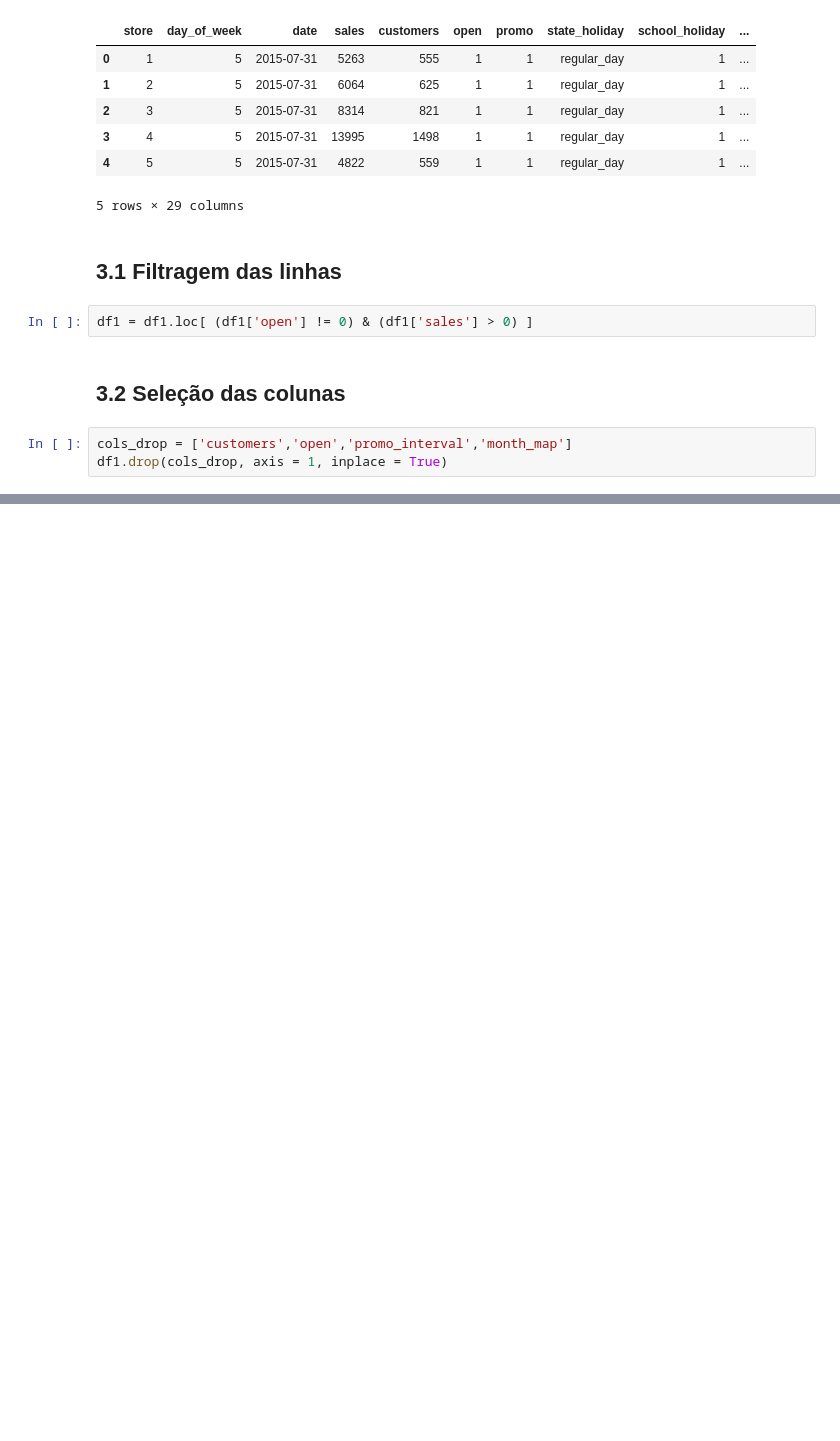
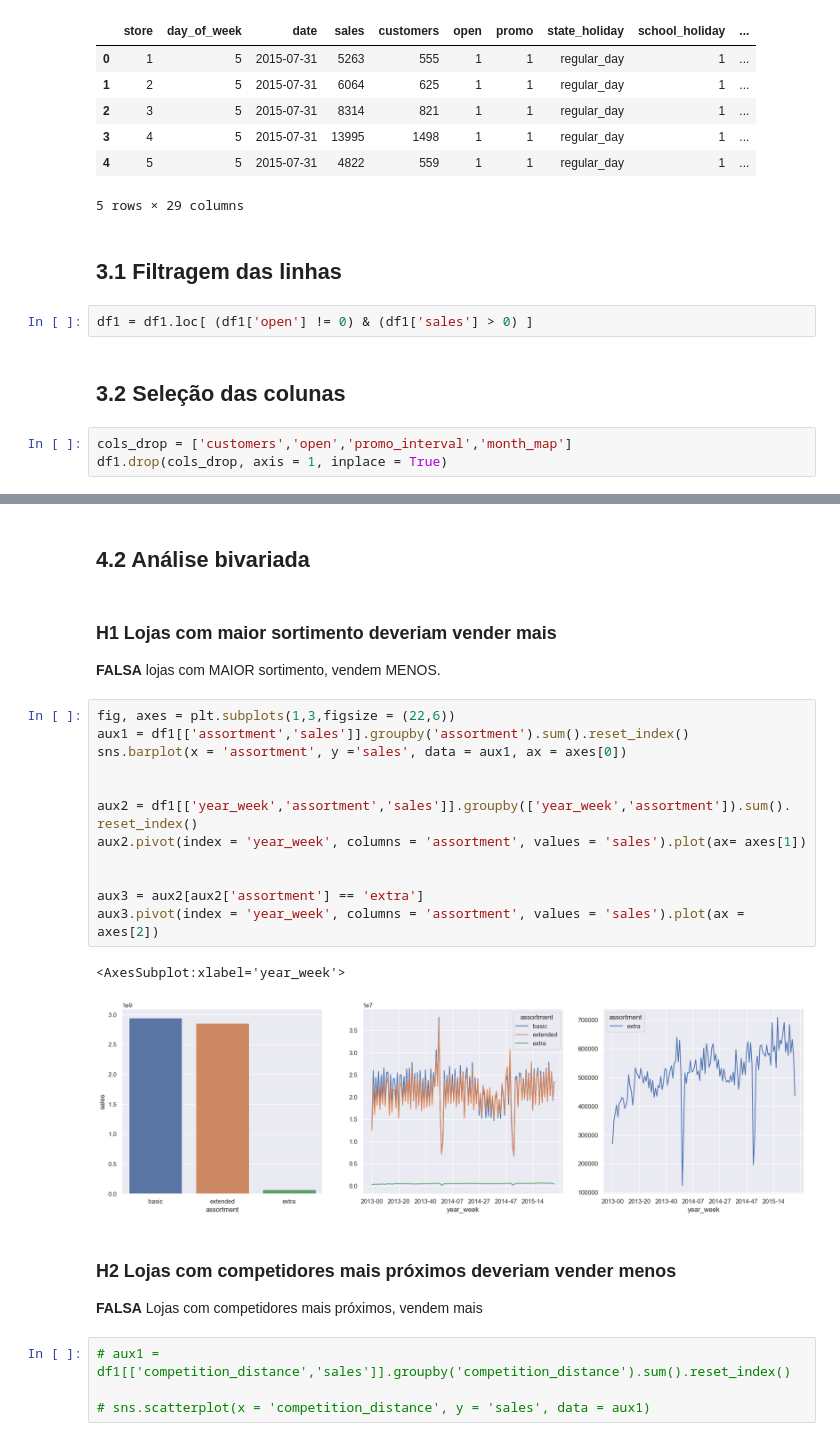
Before and after one commit to PedroPauloMR/ds_em_producao, a Jupyter notebook: main.ipynb, the cells around one changed output, grey strips where cells are left out. Drawn from its saved outputs; the diff is of its cells as text; blank space fills up the shorter version.

Commit message:
EDA bivariada

```diff
--- a/main.ipynb
+++ b/main.ipynb
@@ -408,0 +466,29 @@ df1.drop(cols_drop, axis = 1, inplace = True)
+# %% [markdown]
+## 4.2 Análise bivariada
+# %% [markdown]
+### H1 Lojas com maior sortimento deveriam vender mais
+
+**FALSA** lojas com MAIOR sortimento, vendem MENOS.
+# %%
+fig, axes = plt.subplots(1,3,figsize = (22,6))
+aux1 = df1[['assortment','sales']].groupby('assortment').sum().reset_index()
+sns.barplot(x = 'assortment', y ='sales', data = aux1, ax = axes[0])
+
+
+aux2 = df1[['year_week','assortment','sales']].groupby(['year_week','assortment']).sum(). reset_index()
+aux2.pivot(index = 'year_week', columns = 'assortment', values = 'sales').plot(ax= axes[1])
+
+
+aux3 = aux2[aux2['assortment'] == 'extra']
+aux3.pivot(index = 'year_week', columns = 'assortment', values = 'sales').plot(ax = axes[2])
+# %% [output]
+<AxesSubplot:xlabel='year_week'>
+[figure, added]
+# %% [markdown]
+### H2 Lojas com competidores mais próximos deveriam vender menos
+
+**FALSA** Lojas com competidores mais próximos, vendem mais
+# %%
+# aux1 = df1[['competition_distance','sales']].groupby('competition_distance').sum().reset_index()
+
+# sns.scatterplot(x = 'competition_distance', y = 'sales', data = aux1)
```
Also changed, not shown: parts of 12 cells of this notebook.
